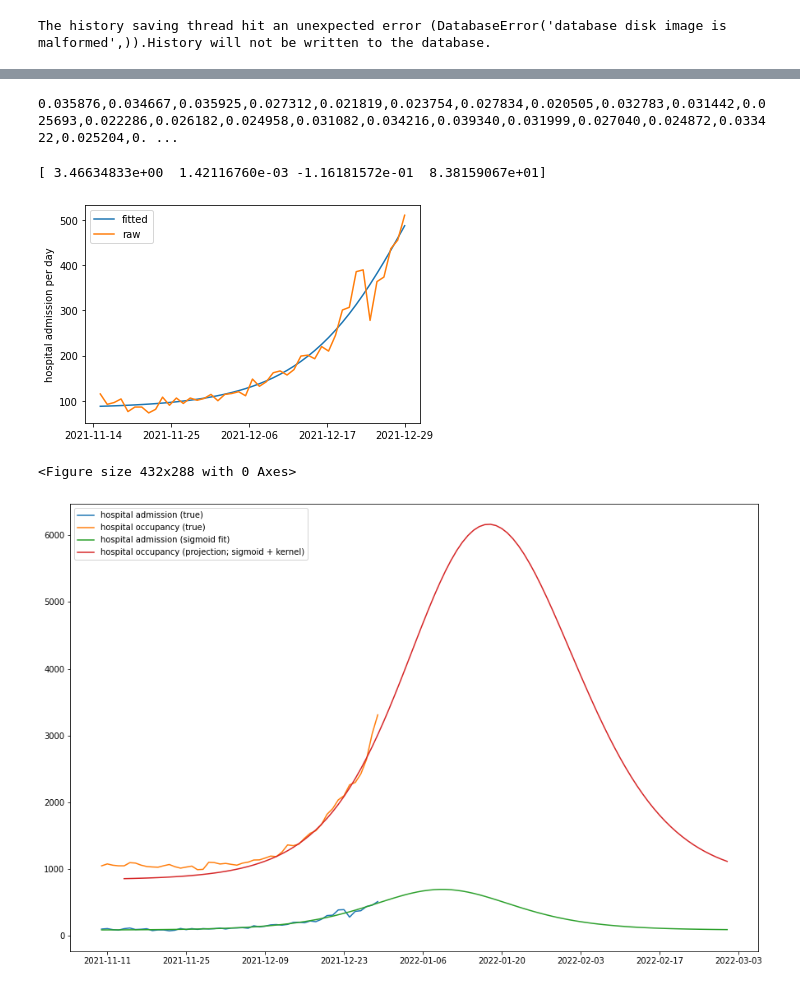
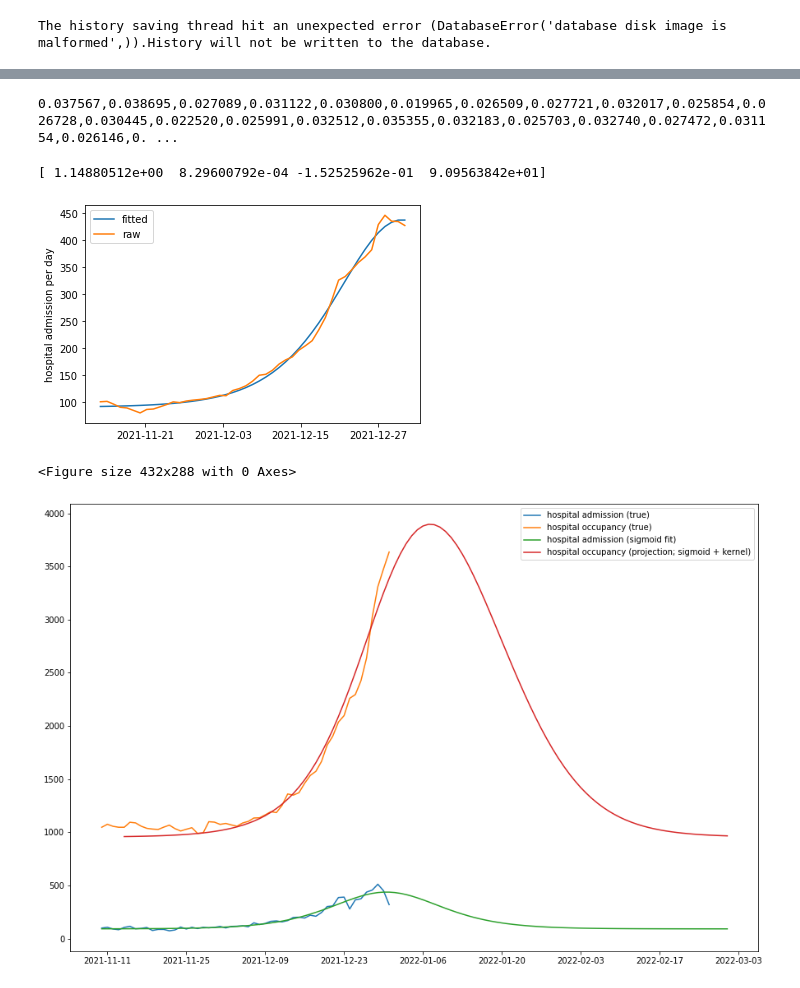
Before and after one commit to nicfreeman1209/covid-19, a Jupyter notebook: conv-estimator/conv_estimator_admiss_occup.ipynb, the cells around one changed output, grey strips where cells are left out. Cells and saved outputs as stored; diff of their text form; code cells hidden in the pictures.

```diff
--- a/conv-estimator/conv_estimator_admiss_occup.ipynb
+++ b/conv-estimator/conv_estimator_admiss_occup.ipynb
@@ -26,7 +26,7 @@ def N_avg_hard(a, N=3):
     b = np.zeros(len(a))
     b[:] = np.nan
     for i in range(N,len(a)-N,1):
-        b[i] = np.mean(a[i-N:i+N])
+        b[i] = np.mean(a[i-N:i+N+1])
     return b
 
 def N_avg_soft(a, N=3):
@@ -93,7 +93,6 @@ test_in_stream = []
 test_out_stream = []
 dates_test = []
 
-
 in_event = ""
 out_event = ""
 geographical_context = ""
@@ -102,6 +101,10 @@ train_start_date = "2021-09-01"
 train_end_date = "2021-12-01"
 test_start_date = "2021-10-01"
 test_end_date = top_date
+
+train_start_date = datetime.datetime.strptime(train_start_date, "%Y-%m-%d")
+train_end_date = datetime.datetime.strptime(train_end_date, "%Y-%m-%d")
+test_start_date = datetime.datetime.strptime(test_start_date, "%Y-%m-%d")
 # %%
 # set: England hosp admissions -> hosp occupancy
 df = df_england
@@ -227,7 +225,7 @@ def log2(a):
     return math.log2(a) if a>0 else math.log2(-a) if a<0 else 0
 
 # show fit to training & testing
-def make_graph(dates, kernel, in_stream, out_stream, test_train):
+def make_graph(dates, kernel, in_stream, out_stream, test_train, allow_scaling=False):
     plt.clf()
     assert(len(in_stream)==len(out_stream))
     assert(len(kernel)<=len(in_stream))
@@ -241,16 +239,21 @@ def make_graph(dates, kernel, in_stream, out_stream, test_train):
     test_scale_factor = 1
     final_scale_factor = None
     if test_train=="test":
-        test_scale_factor = avg_diff[np.isfinite(avg_diff)][0]
+        if allow_scaling:
+            test_scale_factor = avg_diff[np.isfinite(avg_diff)][0]
         pred *= test_scale_factor
         diff /= test_scale_factor
         avg_diff = N_avg_hard(diff, 3)
         final_scale_factor = avg_diff[np.isfinite(avg_diff)][-1]
+        comp_idx = dates.index(datetime.datetime(year=2021,month=12,day=1))
+        comp_idx = len(dates) - comp_idx + 1
+        comp_scale = avg_diff[np.isfinite(avg_diff)][-comp_idx]
 
     ax1.plot(x, true, color="green", label="true")
-    modeled_label = "modeled, from %s, kernel of %s to %s" % (in_event, train_start_date, train_end_date)
+    modeled_label = "modeled, from %s, kernel of %s to %s" % (in_event, train_start_date.strftime("%Y-%m-%d"), train_end_date.strftime("%Y-%m-%d"))
     ax1.plot(x, pred, color="blue", label=modeled_label)
     ax1.set_ylabel("%s" % out_event)
+    ax1.set_ylim(0,None)
     ax1.legend()
     n_marks = 11
     ax1.xaxis.set_major_locator(ticker.MultipleLocator(len(x)/n_marks))
@@ -264,13 +267,18 @@ def make_graph(dates, kernel, in_stream, out_stream, test_train):
     ax2.xaxis.set_major_locator(ticker.MultipleLocator(len(x)/n_marks))
 
     if test_train=="test":
-        ax2.axvline(x=x[3], color="black", ls="dotted")
-        ax1.axvline(x=x[3], color="black", ls="dotted")
-        y_min,y_max = ax1.get_ylim()
-        y_mid = (y_min+y_max)/2
-        ax1.text(x[3], y_mid, " normalized to %s\n by rescale factor = %.2f" % (x[3].strftime("%Y-%m-%d"), test_scale_factor), ha="left")
+        if allow_scaling:
+            ax2.axvline(x=x[3], color="black", ls="dotted")
+            ax1.axvline(x=x[3], color="black", ls="dotted")
+            y_min,y_max = ax1.get_ylim()
+            y_mid = (y_min+y_max)/2
+            ax1.text(x[3], y_mid, " normalized to %s\n by rescale factor = %.2f" % (x[3].strftime("%Y-%m-%d"), test_scale_factor), ha="left")
         ax2.axhline(y=final_scale_factor, color="red", alpha=0.25, ls="dotted", lw=1)
-        ax2.text(x[-4], final_scale_factor+0.05, "%.2f" % (final_scale_factor), ha="center", color="red")
+        ax2.text(x[-4], final_scale_factor-0.05, " %.2f" % (final_scale_factor), ha="left", color="purple")
+        ax2.axvline(x=x[-4], color="purple", ls="dotted", lw=1)
+        ax2.axhline(y=comp_scale, color="red", alpha=0.25, ls="dotted", lw=1)
+        ax2.text(x[-comp_idx], comp_scale-0.05, " %.2f" % (comp_scale), ha="left", color="purple")
+        ax2.axvline(x=x[-comp_idx], color="purple", ls="dotted", lw=1)
 
     fig.suptitle("%s -> %s, %sing, %s" % (in_event, out_event, test_train, geographical_context), y=0.92)
     plt.savefig("%s__%s__%s__%s.png" % (in_event, out_event, test_train, geographical_context), bbox_inches='tight', facecolor='white', transparent=False)
@@ -292,7 +300,7 @@ def format_minimizer(a):
 
 format_minimizer(avg_minimizer)
 # %% [output]
-0.035876,0.034667,0.035925,0.027312,0.021819,0.023754,0.027834,0.020505,0.032783,0.031442,0.025693,0.022286,0.026182,0.024958,0.031082,0.034216,0.039340,0.031999,0.027040,0.024872,0.033422,0.025204,0. ...
+0.037567,0.038695,0.027089,0.031122,0.030800,0.019965,0.026509,0.027721,0.032017,0.025854,0.026728,0.030445,0.022520,0.025991,0.032512,0.035355,0.032183,0.025703,0.032740,0.027472,0.031154,0.026146,0. ...
 # %%
 # back of envelope prediction:
 # fit admissions to D(sigmoid) + const
@@ -303,7 +311,7 @@ sigmoid_fit_end_date = dates_test[-1] #datetime.datetime(year=2021, month=12, da
 sigmoid_fit_start_loc = dates_test.index(sigmoid_fit_start_date)
 sigmoid_fit_end_loc = dates_test.index(sigmoid_fit_end_date)
 sigmoid_fit_ts = test_in_stream[sigmoid_fit_start_loc:sigmoid_fit_end_loc+1]
-sigmoid_fit_ts = N_avg_soft(sigmoid_fit_ts,0)
+sigmoid_fit_ts = N_avg_soft(sigmoid_fit_ts,2)
 
 def Dsigmoid(x, a, b, c, d):
     return d + a * np.exp(-c*x) * np.reciprocal((1+b*np.exp(-c*x))**2)
@@ -327,34 +335,34 @@ def plt_clipped(ax, start_date, x, y, label=""):
     x = np.array(x)
     y = np.array(y)
     _x = x[x >= start_date]
     _y = y[x >= start_date]
     ax.plot(_x,_y, label=label)
 
 sigmoid_start_date = sigmoid_fit_start_date
 sigmoid_end_date = datetime.datetime(year=2022, month=3, day=1)
 sigmoid_x_dates = pd.date_range(sigmoid_start_date-datetime.timedelta(days=len(avg_minimizer)), sigmoid_end_date).to_list()
 sigmoid_x_range = list(range(1-len(avg_minimizer),1+len(sigmoid_x_dates)-len(avg_minimizer)))
 sigmoid_pred_in = [Dsigmoid(x,*params) for x in sigmoid_x_range]
 #pre_sigmoid_in_stream_start = dates_test.index(sigmoid_start_date-datetime.timedelta(days=len(avg_minimizer)))
 #pre_sigmoid_out_stream_end = dates_test.index(sigmoid_start_date)
 #sigmoid_pred_in[:len(avg_minimizer)] = test_in_stream[pre_sigmoid_in_stream_start:pre_sigmoid_out_stream_end] # paste in real data to before the sigmoid was fitted
 kernel = cumsumflip(avg_minimizer)*test_scale_factor*final_scale_factor
 sigmoid_pred_out = np.convolve(sigmoid_pred_in, kernel, mode="valid")
 
 clip_date = sigmoid_start_date - datetime.timedelta(days=5)
 
 plt.clf()
 fig, ax1 = plt.subplots(1,1, figsize=(15,10))
 plt_clipped(ax1, clip_date, dates_test, test_in_stream, label="%s (true)" % in_event)
 plt_clipped(ax1, clip_date, dates_test, test_out_stream, label="%s (true)" % out_event)
 plt_clipped(ax1, clip_date, sigmoid_x_dates, sigmoid_pred_in, label="%s (sigmoid fit)" % in_event)
 plt_clipped(ax1, clip_date, sigmoid_x_dates[-len(sigmoid_pred_out):], sigmoid_pred_out, label="%s (projection; sigmoid + kernel)" % out_event)
 ax1.xaxis.set_major_locator(ticker.MultipleLocator(14))
 ax1.legend()
 plt.savefig("%s__%s__%s__amateurish_prediction.png" % (in_event, out_event, geographical_context), bbox_inches='tight', facecolor='white', transparent=False)
 plt.show()
 # %% [output]
-[ 3.46634833e+00  1.42116760e-03 -1.16181572e-01  8.38159067e+01]
+[ 1.14880512e+00  8.29600792e-04 -1.52525962e-01  9.09563842e+01]
-[figure, old version]
+[figure, new version]
 <Figure size 432x288 with 0 Axes>
-[figure, old version]
+[figure, new version]
```
Also changed, not shown: parts of 6 cells of this notebook, 4 other files.
